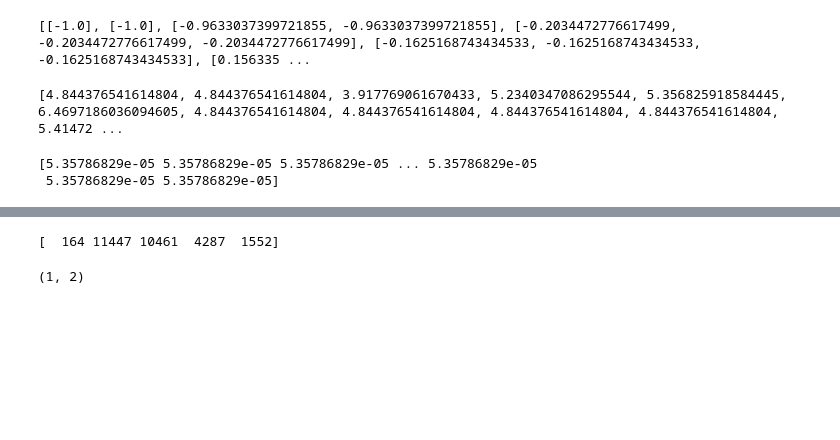
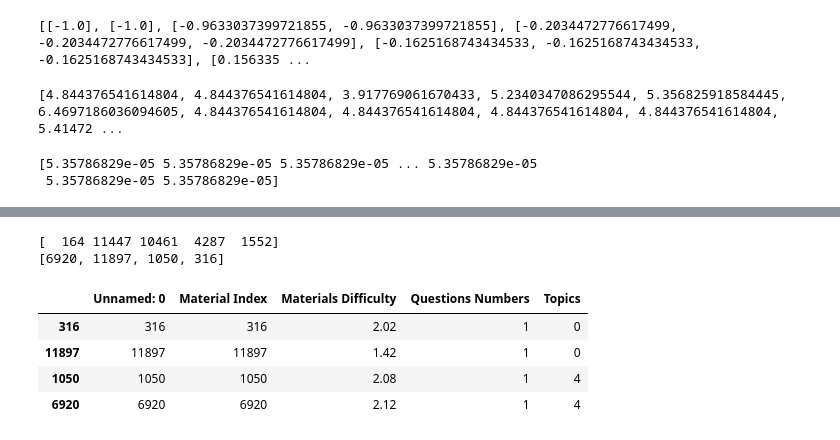
Before and after one commit to ZarckYa/MSc-Data-Science-Project, a Jupyter notebook: Recommendation Algorithms & Data Generation.ipynb, the cells around one changed output, grey strips where cells are left out. Cells and saved outputs as stored; diff of their text form; code cells hidden in the pictures; blank space fills up the shorter version.

```diff
--- a/Recommendation Algorithms & Data Generation.ipynb
+++ b/Recommendation Algorithms & Data Generation.ipynb
@@ -366,9 +506,14 @@ top_n_questions = Max_N_Expectation(scores=material_score[5:], questions_probs=p
 # %%
 print(top_n_questions)
+print(top_n_questions_by_right_answers)
 # %% [output]
 [  164 11447 10461  4287  1552]
+[6920, 11897, 1050, 316]
-# %%
-a = np.array([[1, 2]])
-a.shape
-# %% [output]
-(1, 2)
+# %%
+display(Material_features.iloc[[316,11897,1050, 6920]])
+# %% [output]
+|  | Unnamed: 0 | Material Index | Materials Difficulty | Questions Numbers | Topics |
+| 316 | 316 | 316 | 2.02 | 1 | 0 |
+| 11897 | 11897 | 11897 | 1.42 | 1 | 0 |
+| 1050 | 1050 | 1050 | 2.08 | 1 | 4 |
+| 6920 | 6920 | 6920 | 2.12 | 1 | 4 |
```
Also changed, not shown: parts of 5 cells of this notebook, 17 other files.
